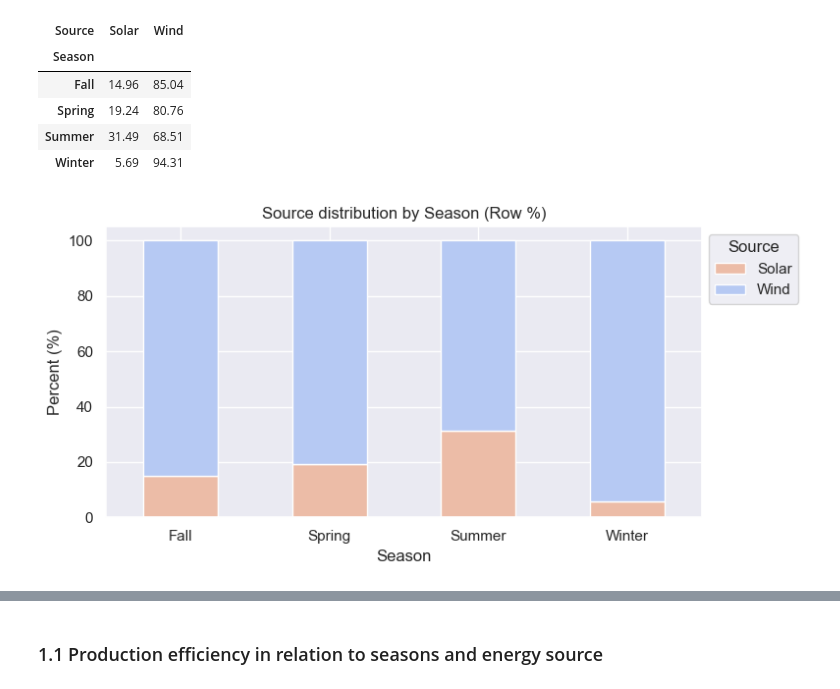
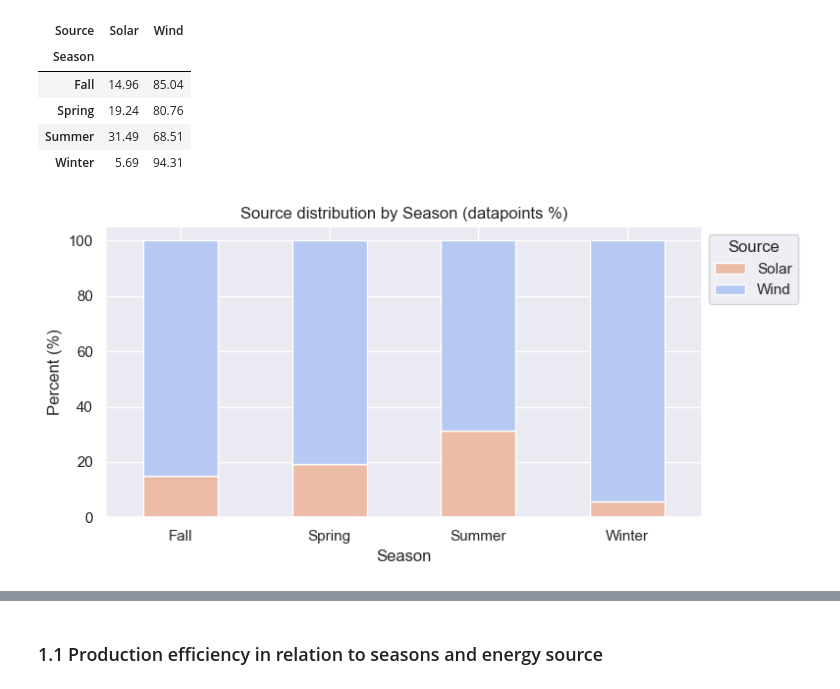
Before and after one commit to coffeedrunkpanda/project-2-eda-sql, a Jupyter notebook: eda-bivariate.ipynb, the cells around one changed output, grey strips where cells are left out. Cells and saved outputs as stored; diff of their text form; code cells hidden in the pictures.

```diff
--- a/eda-bivariate.ipynb
+++ b/eda-bivariate.ipynb
@@ -57,26 +57,26 @@ display(crosstab_source_season_percent)
 # %%
 import matplotlib.pyplot as plt
 import seaborn as sns
 
 sns.set_theme()
 colors = ["#ecbca7", "#b6c9f3"]  # Solar, Wind
 
 ax = crosstab_source_season_percent.plot(
     kind="bar",
     stacked=True,
     figsize=(8,4),
     color=colors,
 )
 
-plt.title("Source distribution by Season (Row %)")
+plt.title("Source distribution by Season (datapoints %)")
 plt.xlabel("Season")
 plt.ylabel("Percent (%)")
 plt.legend(title="Source", bbox_to_anchor=(1.0, 1), loc="upper left")
 plt.xticks(rotation=0, ha='center')
 plt.tight_layout()
 plt.show()
 # %% [output]
-[figure, old version]
+[figure, new version]
 # %%
 from IPython.display import Markdown
 
```
Also changed, not shown: parts of 8 cells of this notebook.
